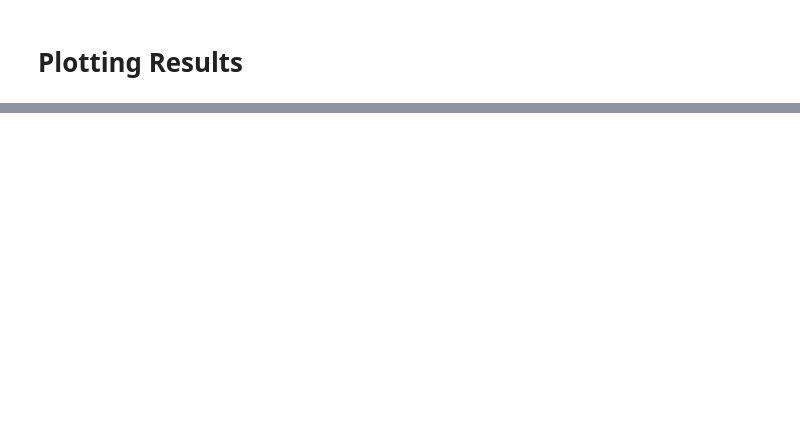
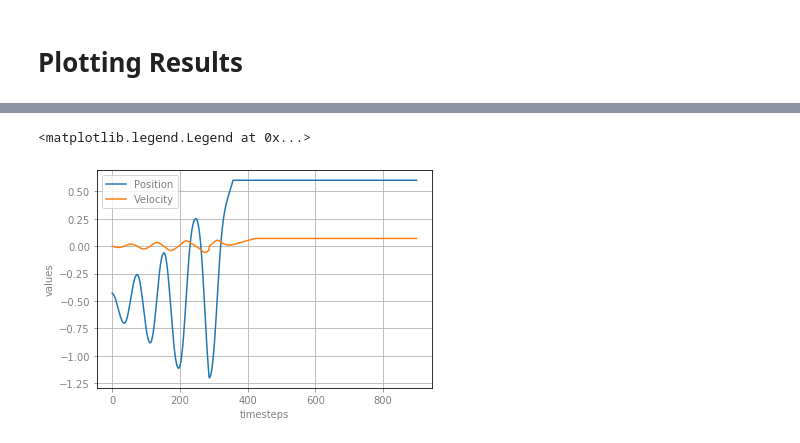
Before and after one commit to denizmguen/IANNWTF2019-Project, a Jupyter notebook: notebook_complete.ipynb, the cells around one changed output, grey strips where cells are left out. Drawn from its saved outputs; the diff is of its cells as text; code cells hidden in the pictures; blank space fills up the shorter version.

```diff
--- a/notebook_complete.ipynb
+++ b/notebook_complete.ipynb
@@ -307,0 +533,12 @@ state_data = np.array(state_log)
+# %%
+E = 1
+T = 1000
+for e in range(E):
+    state = ENV.reset()
+    for t in range(T):
+        a = agent.act(state, exploration=False)
+        s,a,r,d = ENV.step(a)
+        ENV.render()
+        if d:
+            break
+ENV.close()
@@ -307,0 +547,14 @@ state_data = np.array(state_log)
+# %%
+E = 1
+T = 900
+states = np.zeros(T * 2).reshape(T, 2)
+for e in range(E):
+    s = ENV.reset()
+    for t in range(T):
+        acc = -0.2 if s[1] < 0  else 0.2
+        a = np.array([acc])
+        s, r, i, d = ENV.step(a)
+        states[t] = s
+        ENV.render()
+
+ENV.close()
@@ -307,0 +579,10 @@ state_data = np.array(state_log)
+# %%
+plt.plot(states[:, 0], label="Position")
+plt.plot(states[:, 1], label="Velocity")
+plt.ylabel("values")
+plt.xlabel("timesteps")
+plt.grid()
+plt.legend()
+# %% [output]
+<matplotlib.legend.Legend at 0x...>
+[figure, added]
```
Also changed, not shown: parts of 28 cells of this notebook, 10 other files.
